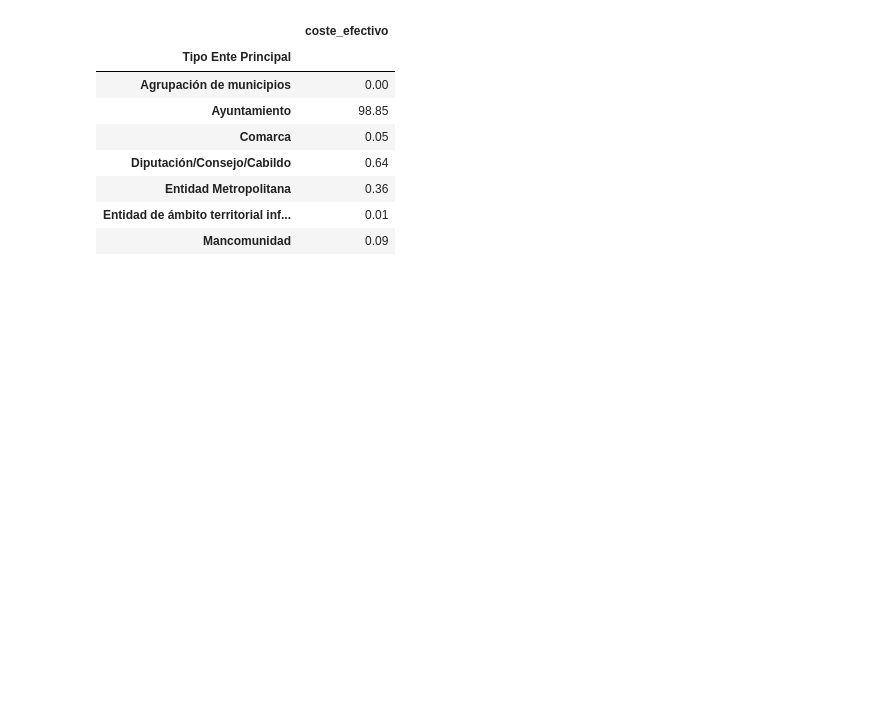
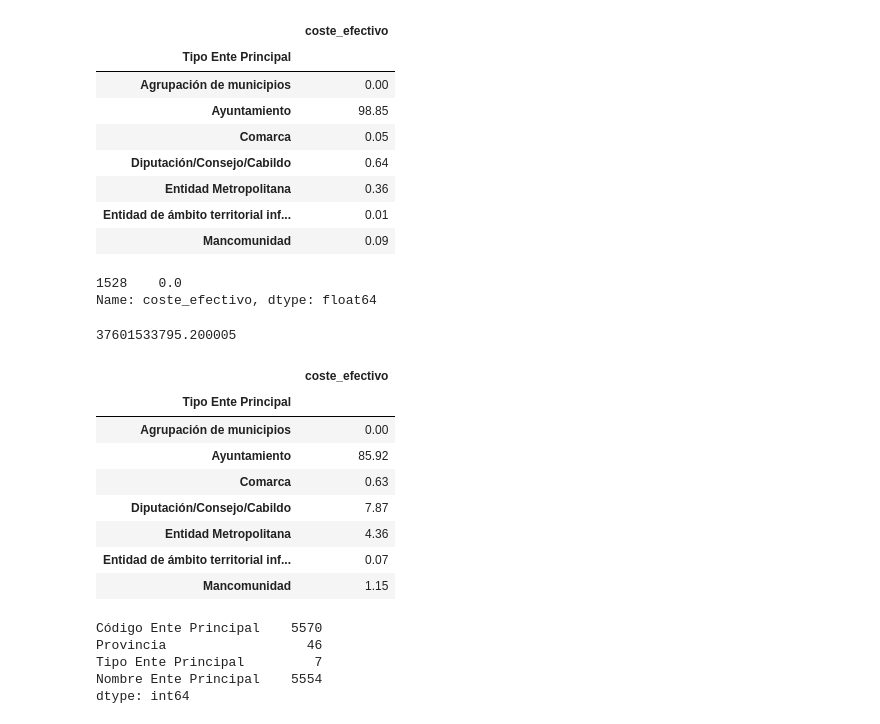
Before and after one commit to carpiero/Final_project, a Jupyter notebook: notebooks/Notebook_002.ipynb, the cells around one changed output. Saved outputs shown, nothing was run; the diff lists cells and outputs as text; code cells hidden in the pictures; blank space fills up the shorter version.

```diff
--- a/notebooks/Notebook_002.ipynb
+++ b/notebooks/Notebook_002.ipynb
@@ -1,6 +1,14 @@
 # %%
 import pandas as pd
+import matplotlib.pyplot as plt
+import seaborn as sns
 import numpy as np
+import plotly.express as px
+plt.style.use('seaborn')
+%matplotlib inline
+
+pd.set_option('display.max_rows', 0)
+pd.set_option('display.max_columns', 0)
 
 df_total_coste = pd.read_parquet(f'../data/raw/df_total_coste.parquet')
 df_total_indicadores = pd.read_parquet(f'../data/raw/df_total_indicadores.parquet')
@@ -86,3 +94,28 @@ peso.apply(lambda x: round(((x/df_coste['coste_efectivo'].sum())*100),2))
 | Entidad Metropolitana | 0.36 |
 | Entidad de ámbito territorial inf... | 0.01 |
 | Mancomunidad | 0.09 |
+# %%
+df_coste.loc[(df_coste['Descripción']=='Abastos, mercados, lonjas ')&(df_coste['Nombre Ente Principal']=='Huércal de Almería'),'coste_efectivo']=0
+# %%
+df_coste.loc[(df_coste['Descripción']=='Abastos, mercados, lonjas ')&(df_coste['Nombre Ente Principal']=='Huércal de Almería'),'coste_efectivo']
+# %% [output]
+1528    0.0
+Name: coste_efectivo, dtype: float64
+# %%
+df_coste['coste_efectivo'].sum()
+# %% [output]
+37601533795.200005
+# %%
+peso=df_coste.groupby(by='Tipo Ente Principal').sum()
+# %%
+peso.apply(lambda x: round(((x/df_coste['coste_efectivo'].sum())*100),2))
+# %% [output]
+|  | coste_efectivo |
+| Tipo Ente Principal |  |
+| Agrupación de municipios | 0.00 |
+| Ayuntamiento | 85.92 |
+| Comarca | 0.63 |
+| Diputación/Consejo/Cabildo | 7.87 |
+| Entidad Metropolitana | 4.36 |
+| Entidad de ámbito territorial inf... | 0.07 |
+| Mancomunidad | 1.15 |
@@ -88,0 +136,8 @@ peso.apply(lambda x: round(((x/df_coste['coste_efectivo'].sum())*100),2))
+# %%
+more_columns.nunique()
+# %% [output]
+Código Ente Principal    5570
+Provincia                  46
+Tipo Ente Principal         7
+Nombre Ente Principal    5554
+dtype: int64
```
Also changed, not shown: parts of 23 cells of this notebook.
